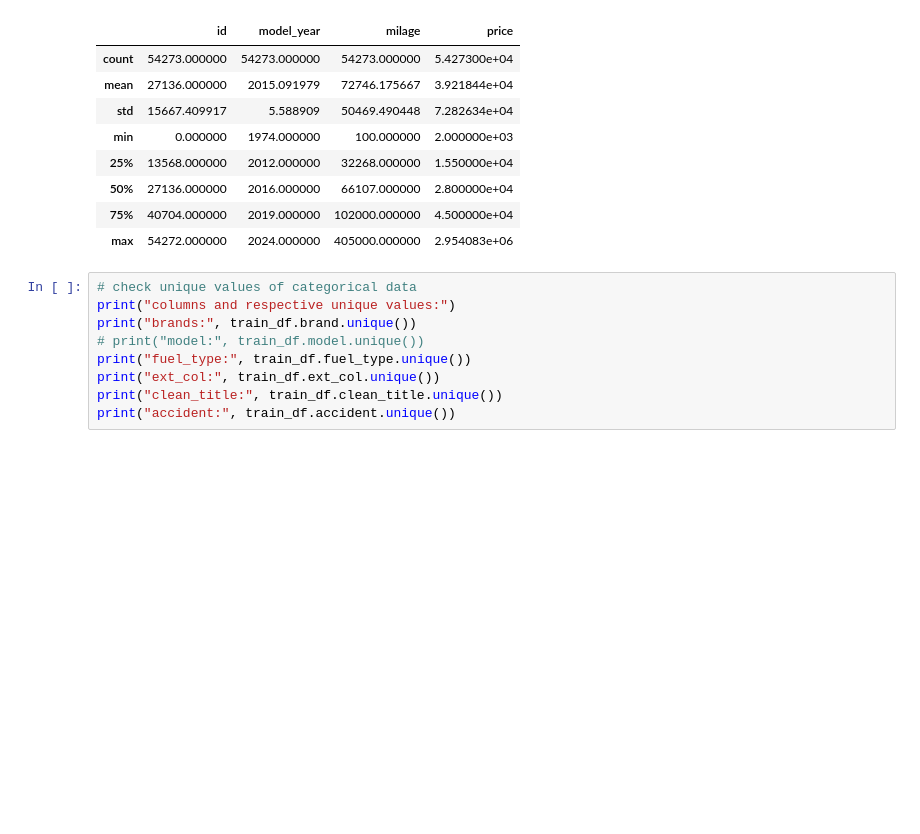
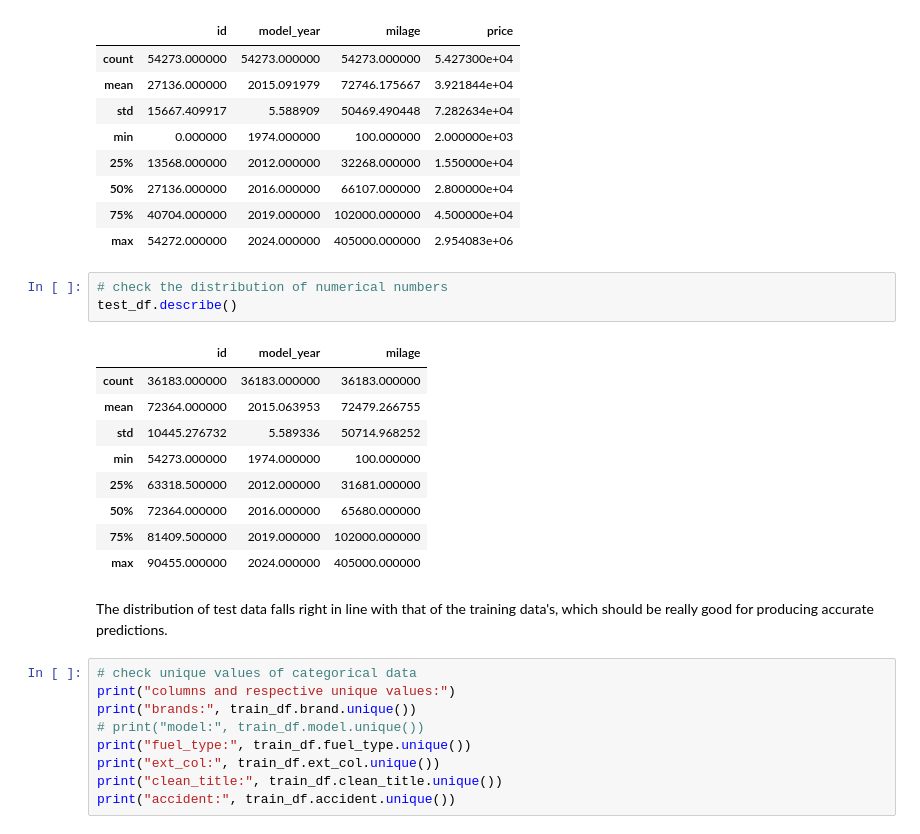
Before and after one commit to sseantheg/Car-Price-Prediction-with-XGBoost, a Jupyter notebook: Car Price Prediction with XGBoost.ipynb, the cells around one changed output. Saved outputs shown, nothing was run; the diff lists cells and outputs as text; blank space fills up the shorter version.

```diff
--- a/Car Price Prediction with XGBoost.ipynb
+++ b/Car Price Prediction with XGBoost.ipynb
@@ -97,6 +97,21 @@ train_df.describe()
 | 50% | 27136.000000 | 2016.000000 | 66107.000000 | 2.800000e+04 |
 | 75% | 40704.000000 | 2019.000000 | 102000.000000 | 4.500000e+04 |
 | max | 54272.000000 | 2024.000000 | 405000.000000 | 2.954083e+06 |
+# %%
+# check the distribution of numerical numbers
+test_df.describe()
+# %% [output]
+|  | id | model_year | milage |
+| count | 36183.000000 | 36183.000000 | 36183.000000 |
+| mean | 72364.000000 | 2015.063953 | 72479.266755 |
+| std | 10445.276732 | 5.589336 | 50714.968252 |
+| min | 54273.000000 | 1974.000000 | 100.000000 |
+| 25% | 63318.500000 | 2012.000000 | 31681.000000 |
+| 50% | 72364.000000 | 2016.000000 | 65680.000000 |
+| 75% | 81409.500000 | 2019.000000 | 102000.000000 |
+| max | 90455.000000 | 2024.000000 | 405000.000000 |
+# %% [markdown]
+The distribution of test data falls right in line with that of the training data's, which should be really good for producing accurate predictions.
 # %%
 # check unique values of categorical data
 print("columns and respective unique values:")
```
Also changed, not shown: parts of 19 cells of this notebook.
